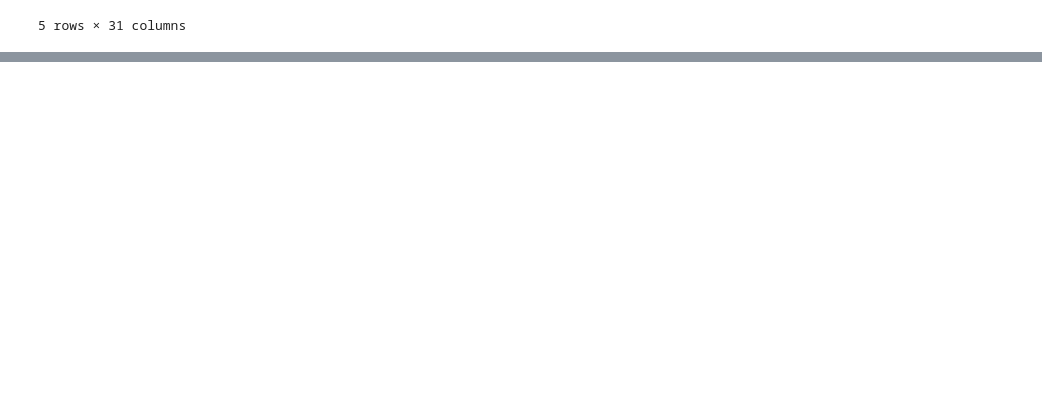
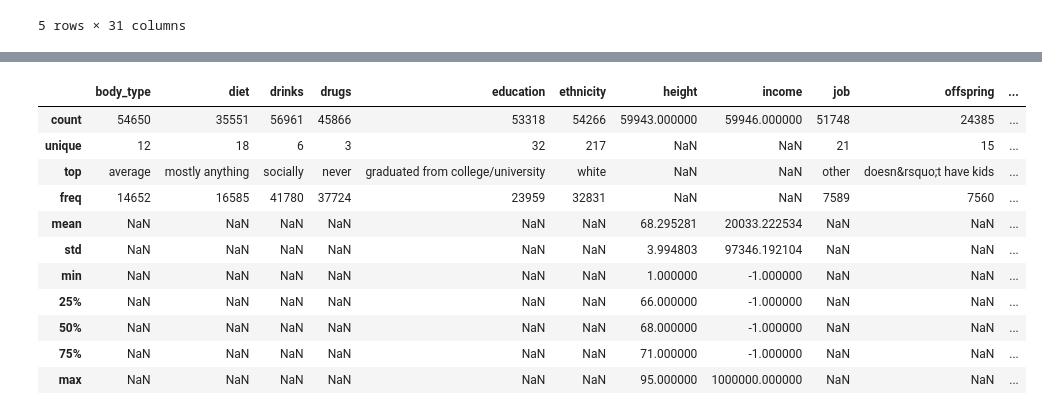
Before and after one commit to CrisFC4/OKCupid_ML_Project, a Jupyter notebook: date-a-scientist.ipynb, the cells around one changed output, grey strips where cells are left out. Drawn from its saved outputs; the diff is of its cells as text; code cells hidden in the pictures; blank space fills up the shorter version.

```diff
--- a/date-a-scientist.ipynb
+++ b/date-a-scientist.ipynb
@@ -68,0 +89,15 @@ oq_data.head()
+# %%
+mc_data.describe(include='all')
+# %% [output]
+|  | body_type | diet | drinks | drugs | education | ethnicity | height | income | job | offspring | ... |
+| count | 54650 | 35551 | 56961 | 45866 | 53318 | 54266 | 59943.000000 | 59946.000000 | 51748 | 24385 | ... |
+| unique | 12 | 18 | 6 | 3 | 32 | 217 | NaN | NaN | 21 | 15 | ... |
+| top | average | mostly anything | socially | never | graduated from college/university | white | NaN | NaN | other | doesn&rsquo;t have kids | ... |
+| freq | 14652 | 16585 | 41780 | 37724 | 23959 | 32831 | NaN | NaN | 7589 | 7560 | ... |
+| mean | NaN | NaN | NaN | NaN | NaN | NaN | 68.295281 | 20033.222534 | NaN | NaN | ... |
+| std | NaN | NaN | NaN | NaN | NaN | NaN | 3.994803 | 97346.192104 | NaN | NaN | ... |
+| min | NaN | NaN | NaN | NaN | NaN | NaN | 1.000000 | -1.000000 | NaN | NaN | ... |
+| 25% | NaN | NaN | NaN | NaN | NaN | NaN | 66.000000 | -1.000000 | NaN | NaN | ... |
+| 50% | NaN | NaN | NaN | NaN | NaN | NaN | 68.000000 | -1.000000 | NaN | NaN | ... |
+| 75% | NaN | NaN | NaN | NaN | NaN | NaN | 71.000000 | -1.000000 | NaN | NaN | ... |
+| max | NaN | NaN | NaN | NaN | NaN | NaN | 95.000000 | 1000000.000000 | NaN | NaN | ... |
```
Also changed, not shown: parts of 17 cells of this notebook.
